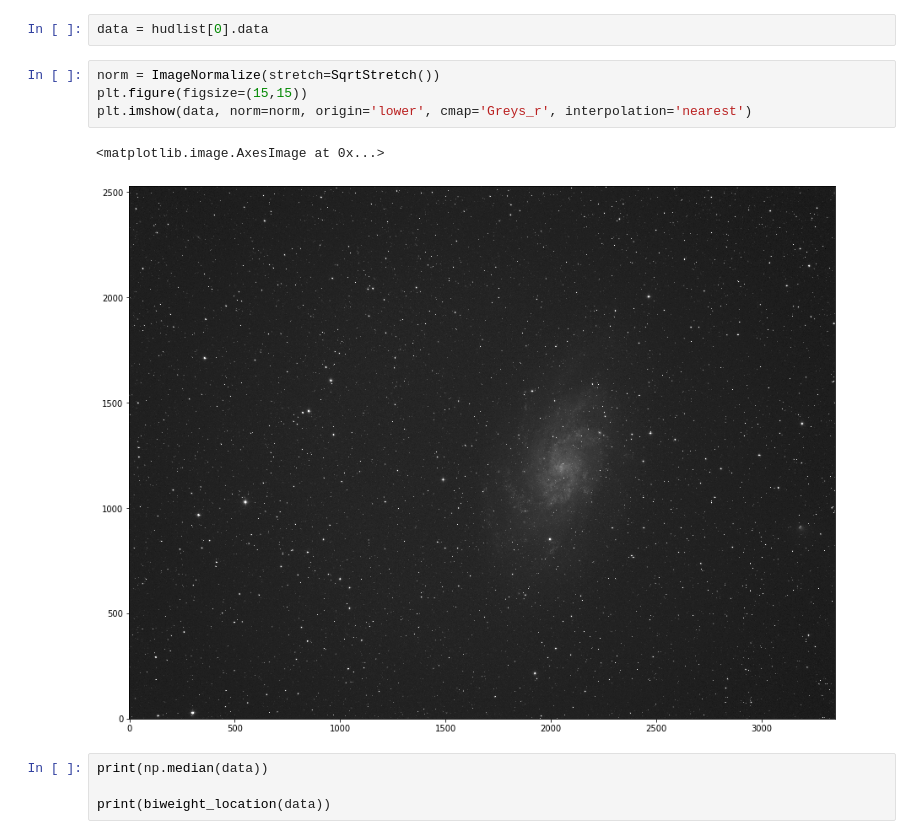
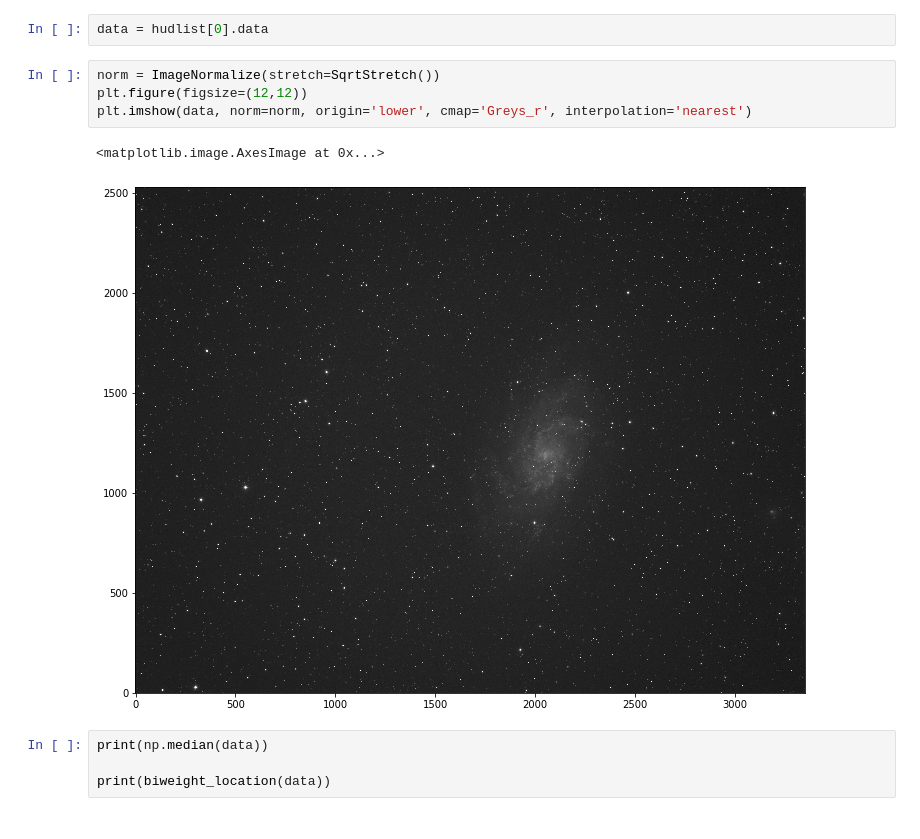
Before and after one commit to halehhajizadeh/SNR-and-Exposure, a Jupyter notebook: Remove background.ipynb, the cells around one changed output. Saved outputs shown, nothing was run; the diff lists cells and outputs as text.

```diff
--- a/Remove background.ipynb
+++ b/Remove background.ipynb
@@ -26,11 +26,11 @@ No.    Name      Ver    Type      Cards   Dimensions   Format
 data = hudlist[0].data
 # %%
 norm = ImageNormalize(stretch=SqrtStretch())
-plt.figure(figsize=(15,15))
+plt.figure(figsize=(12,12))
 plt.imshow(data, norm=norm, origin='lower', cmap='Greys_r', interpolation='nearest')
 # %% [output]
 <matplotlib.image.AxesImage at 0x...>
-[figure, old version]
+[figure, new version]
 # %%
 print(np.median(data))
 
```
Also changed, not shown: parts of 3 cells of this notebook.
